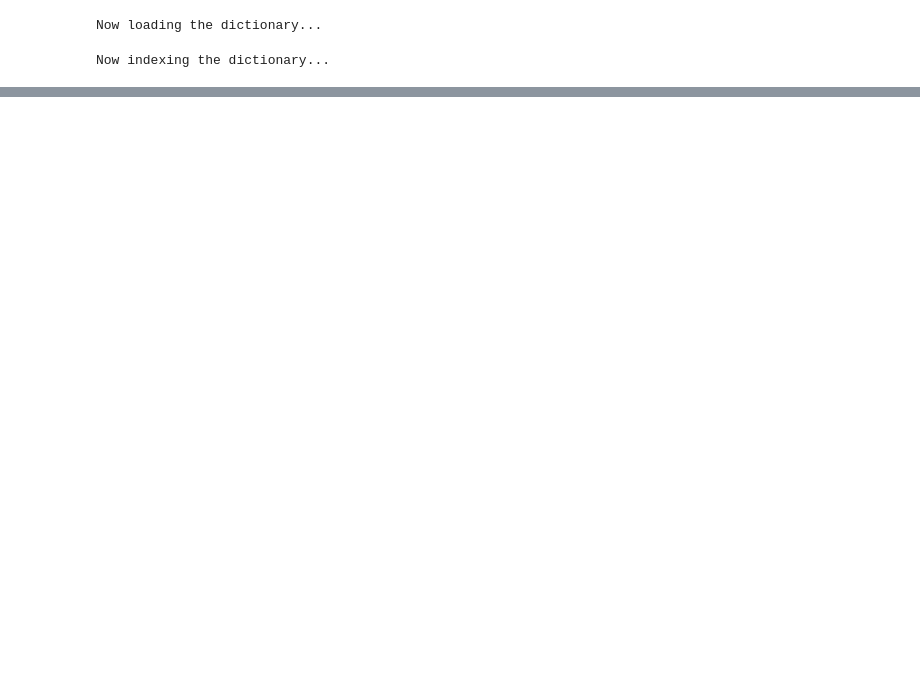
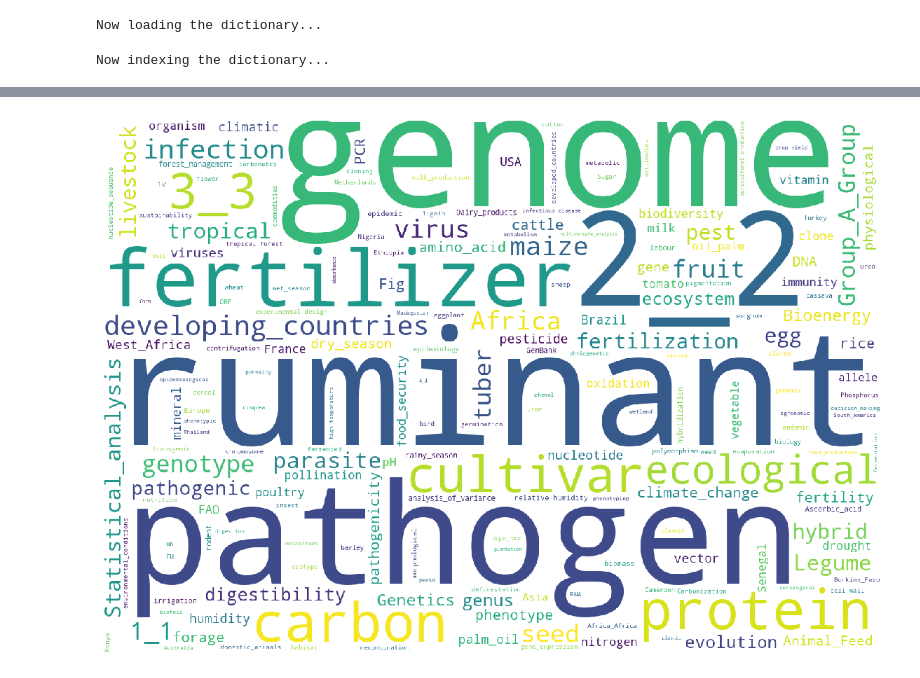
Before and after one commit to twktheainur/etude-technique, a Jupyter notebook: agrovoc_en.ipynb, the cells around one changed output, grey strips where cells are left out. Saved outputs shown, nothing was run; the diff lists cells and outputs as text; code cells hidden in the pictures; blank space fills up the shorter version.

```diff
--- a/agrovoc_en.ipynb
+++ b/agrovoc_en.ipynb
@@ -101,5 +104,10 @@ print(cagro.average_accuracy, cagro.average_precsision, cagro.average_recovery,
 # %%
 from wordcloud import WordCloud
 import matplotlib.pyplot as plt
 fig, ax = plt.subplots(figsize=(20, 15))
-ax.imshow(WordCloud(width=1440, height=990, margin=10, backgroud_color='white').generate(cagro.text))
+img = WordCloud(width=1440, height=990, margin= 10, background_color='white').generate(cagro.text)
+ax.imshow(img)
+plt.axis('off')
+plt.savefig('resources/wordclouden.png')
+# %% [output]
+[figure, added]
```
Also changed, not shown: parts of 2 cells of this notebook, 2 other files.
